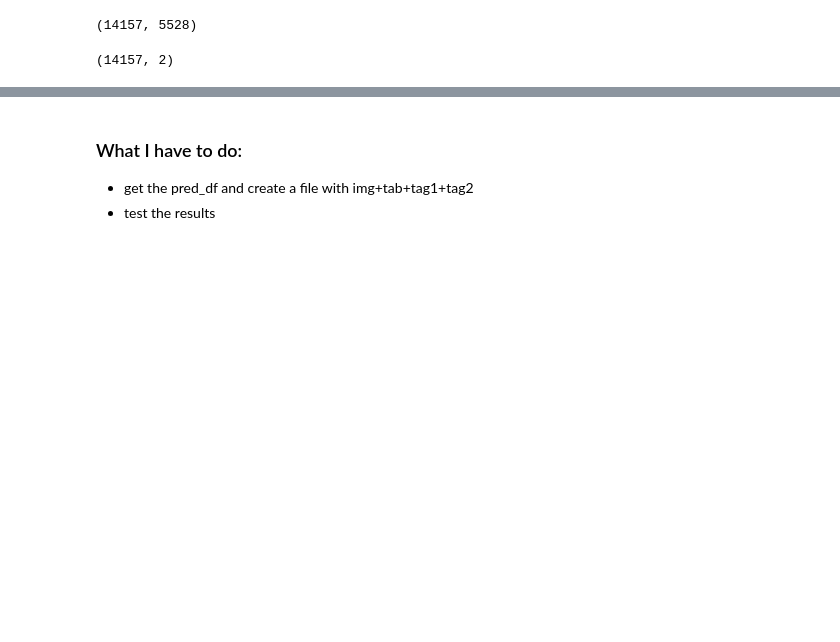
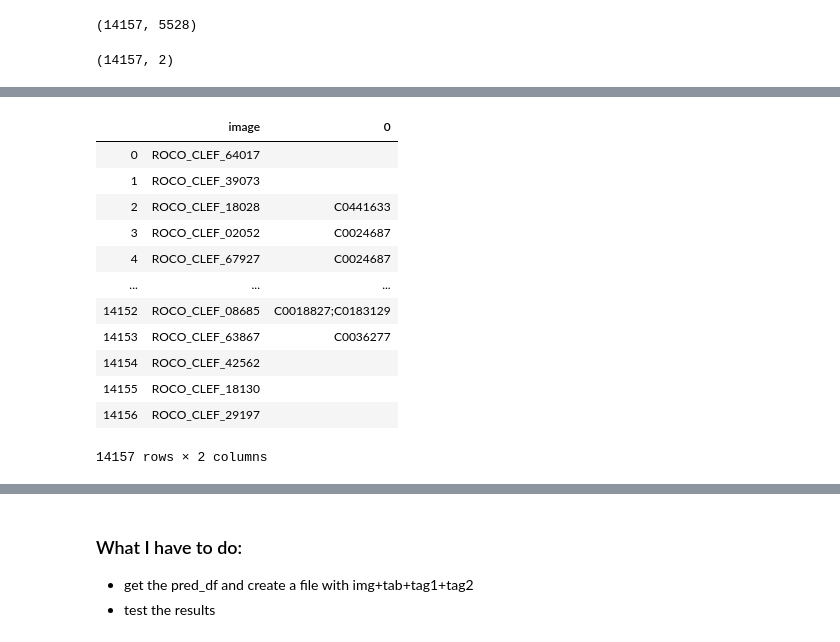
Before and after one commit to ionpetro/ImageCLEF-Medical-Caption-Task-2019, a Jupyter notebook: Image Classifier.ipynb, the cells around one changed output, grey strips where cells are left out. Drawn from its saved outputs; the diff is of its cells as text; code cells hidden in the pictures; blank space fills up the shorter version.

```diff
--- a/Image Classifier.ipynb
+++ b/Image Classifier.ipynb
@@ -446,0 +467,9 @@ pred_df.shape
+# %%
+results = {}
+for rindex, row in pred_df.iterrows():
+    cla = []
+    for cindex, col in enumerate(pred_df):
+        if pred_df.iloc[rindex, cindex] == True:
+            cla.append(col)
+    results[rindex] = cla
+    print(rindex)
@@ -446,0 +514,4 @@ pred_df.shape
+# %%
+save_results = results
+for key in results:
+    save_results[key] = ";".join(save_results[key])
@@ -446,0 +538,2 @@ pred_df.shape
+# %%
+df_val_results = pd.DataFrame.from_dict(save_results, orient='index')
@@ -446,0 +572,18 @@ pred_df.shape
+# %%
+merge_df_val_res = pd.merge(val_con.iloc[:, 0], df_val_results, left_index=True, right_index=True)
+# %%
+merge_df_val_res
+# %% [output]
+|  | image | 0 |
+| 0 | ROCO_CLEF_64017 |  |
+| 1 | ROCO_CLEF_39073 |  |
+| 2 | ROCO_CLEF_18028 | C0441633 |
+| 3 | ROCO_CLEF_02052 | C0024687 |
+| 4 | ROCO_CLEF_67927 | C0024687 |
+| ... | ... | ... |
+| 14152 | ROCO_CLEF_08685 | C0018827;C0183129 |
+| 14153 | ROCO_CLEF_63867 | C0036277 |
+| 14154 | ROCO_CLEF_42562 |  |
+| 14155 | ROCO_CLEF_18130 |  |
+| 14156 | ROCO_CLEF_29197 |  |
+14157 rows × 2 columns
```
Also changed, not shown: parts of 38 cells of this notebook.
